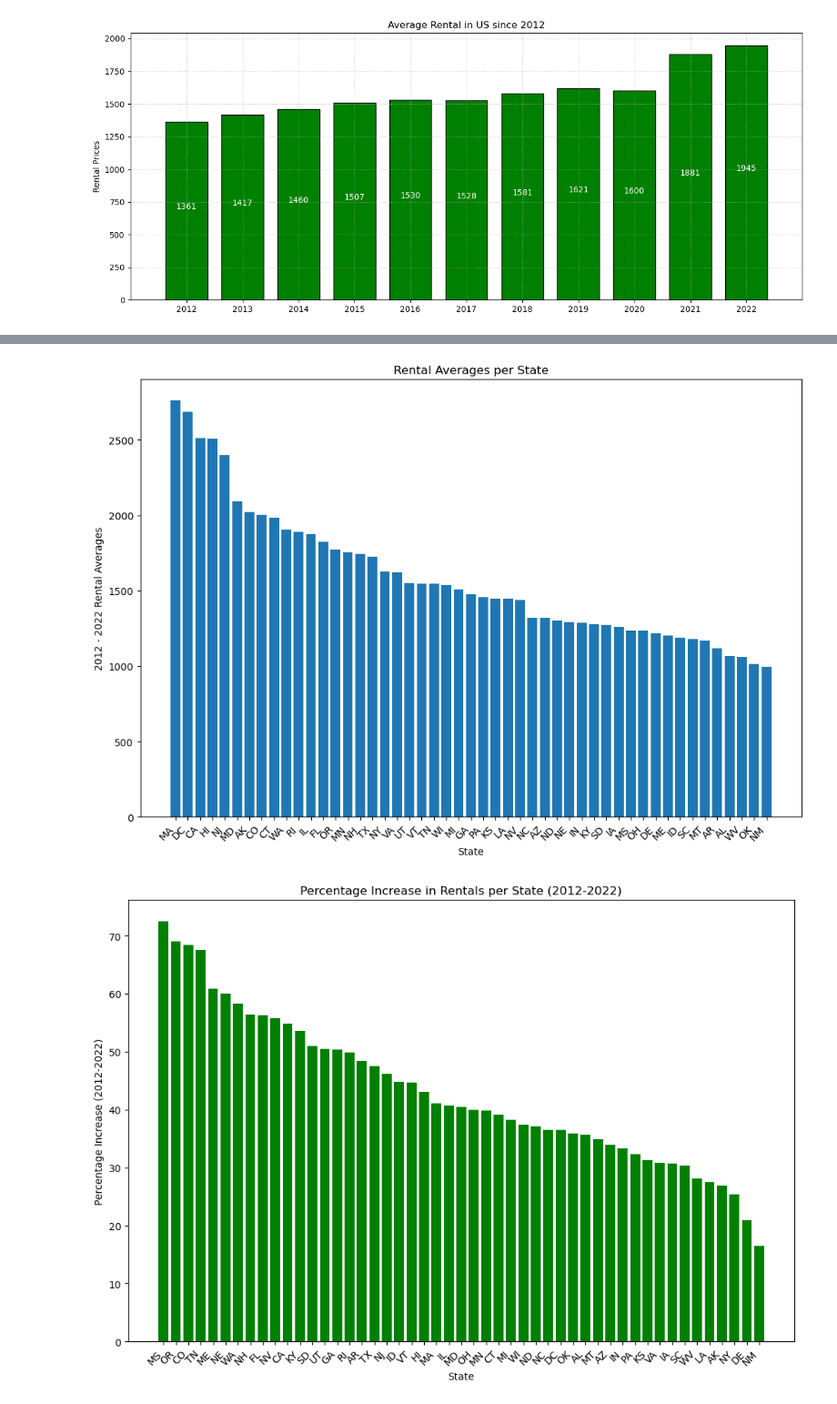
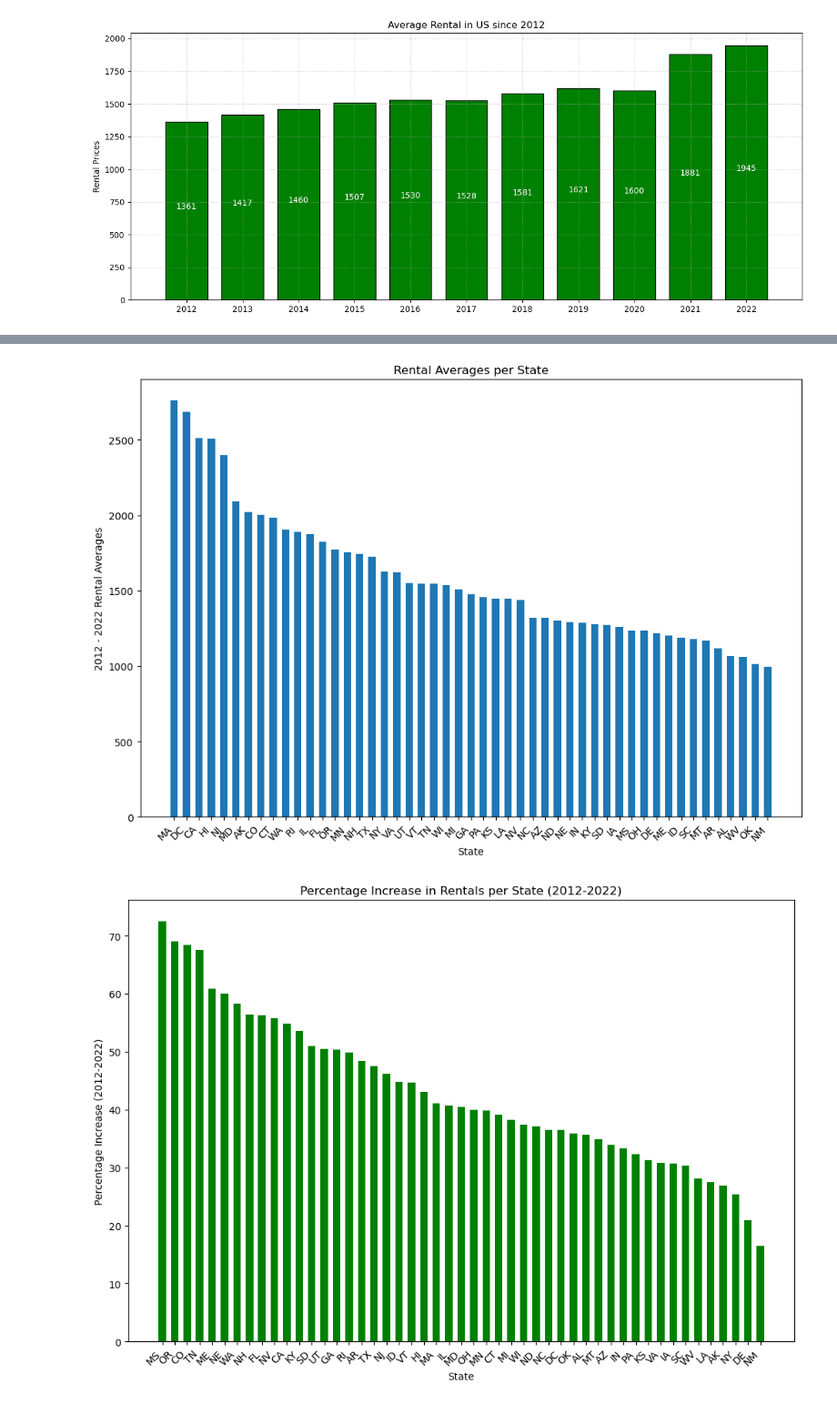
Before and after one commit to Vik1975/project_one, a Jupyter notebook: Rental_DF/RentalPricesStates.ipynb, the cells around one changed output, grey strips where cells are left out. Shown at 91% size. Saved outputs shown, nothing was run; the diff lists cells and outputs as text; code cells hidden in the pictures.

```diff
--- a/Rental_DF/RentalPricesStates.ipynb
+++ b/Rental_DF/RentalPricesStates.ipynb
@@ -200,59 +196,56 @@ NameError: name 'state_averages_df' is not defined
 
 state_averages = rental_df_yearly.mean(axis=1).round()
 
-# Add a "State" column based on the index (assuming the states are in the index)
 state_averages_df = pd.DataFrame({"2012 - 2022 Rental Averages": state_averages, "State": rental_df_yearly.index})
 
-# Sort the DataFrame by the rental averages in descending order
 state_averages_df = state_averages_df.sort_values(by="2012 - 2022 Rental Averages", ascending=False)
 
-# Increase figure size and adjust bar width
+
 fig, ax = plt.subplots(figsize=(12, 8))
-bar_width = 0.8  # Adjust as needed
+bar_width = 0.6
 
-# Plotting the bar graph with adjusted bar width
+
 bars = ax.bar(state_averages_df["State"], state_averages_df["2012 - 2022 Rental Averages"], width=bar_width)
 
 plt.title("Rental Averages per State")
 plt.xlabel("State")
 plt.ylabel("2012 - 2022 Rental Averages")
 
-# Rotate x-axis labels for better readability
+
 plt.xticks(rotation=45, ha='right')
 
 plt.savefig("../Outputs/rental_averages_per_state")
 
-# Show the chart
+
 plt.show()
 # %% [output]
-[figure, old version]
+[figure, new version]
 # %%
-# Calculate percentage increase
+
 percentage_increase = ((rental_df_yearly.iloc[:, -1] - rental_df_yearly.iloc[:, 0]) / rental_df_yearly.iloc[:, 0] * 100).round(2)
 
-# Create a DataFrame with State and Percentage Increase columns
+
 percentage_increase_df = pd.DataFrame({"Percentage Increase (2012-2022)": percentage_increase, "State": rental_df_yearly.index})
 
-# Sort the DataFrame by the percentage increase in descending order
+
 percentage_increase_df = percentage_increase_df.sort_values(by="Percentage Increase (2012-2022)", ascending=False)
 
-# Increase figure size and adjust bar width
+
 fig, ax = plt.subplots(figsize=(12, 8))
-bar_width = 0.8  # Adjust as needed
+bar_width = 0.6
 
-# Plotting the bar graph with adjusted bar width
+
 bars = ax.bar(percentage_increase_df["State"], percentage_increase_df["Percentage Increase (2012-2022)"], width=bar_width, color='green')
 
 plt.title("Percentage Increase in Rentals per State (2012-2022)")
 plt.xlabel("State")
 plt.ylabel("Percentage Increase (2012-2022)")
 
-# Rotate x-axis labels for better readability
+
 plt.xticks(rotation=45, ha='right')
 
 plt.savefig("../Outputs/rental_percentage_increase_per_state")
 
-# Show the chart
 plt.show()
 # %% [output]
-[figure, old version]
+[figure, new version]
```
Also changed, not shown: parts of 5 cells of this notebook, 10 other files.
